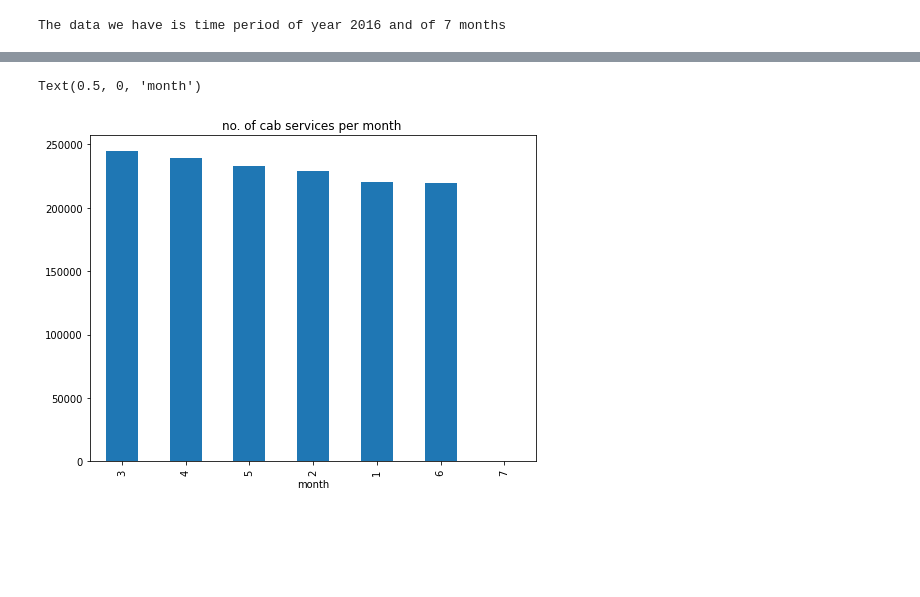
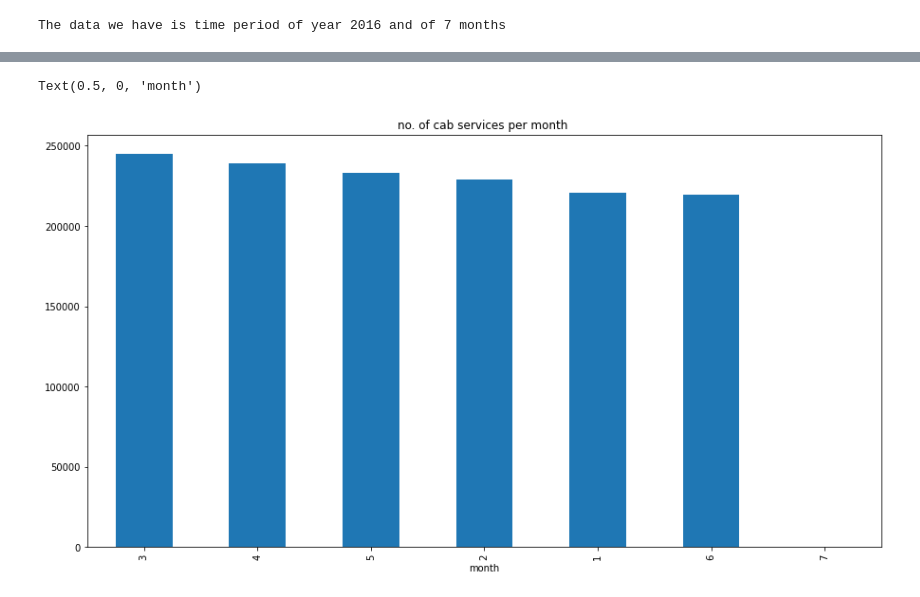
Before and after one commit to ajayn3300/NYC-_Taxi_Trip_Time-Prediction---Regression, a Jupyter notebook: NYC_Taxi_Trip_Time_Prediction_Capstone_Project.ipynb, the cells around one changed output, grey strips where cells are left out. Drawn from its saved outputs; the diff is of its cells as text; code cells hidden in the pictures; blank space fills up the shorter version.

```diff
--- a/NYC_Taxi_Trip_Time_Prediction_Capstone_Project.ipynb
+++ b/NYC_Taxi_Trip_Time_Prediction_Capstone_Project.ipynb
@@ -42,7 +42,7 @@ import matplotlib.pyplot as plt
 import seaborn as sns
 # %%
 # loading data
-data=pd.read_csv('/content/drive/MyDrive/NYC Taxi Data.csv'}
+data=pd.read_csv('/content/drive/MyDrive/NYC Taxi Data.csv')
 # %%
 # data sample
 data.sample(3)
@@ -247,9 +247,9 @@ Text(0, 0.5, 'passenger_count')
 # %%
 # In which month cab rans for most numbers times
-plt.figure(figsize=(8,6))
+plt.figure(figsize=(15,8))
 data['dropoff_datetime'].dt.month.value_counts().plot(kind='bar')
 plt.title('no. of cab services per month ')
 plt.xlabel('month')
 # %% [output]
 Text(0.5, 0, 'month')
-[figure, old version]
+[figure, new version]
```
Also changed, not shown: parts of 10 cells of this notebook.
